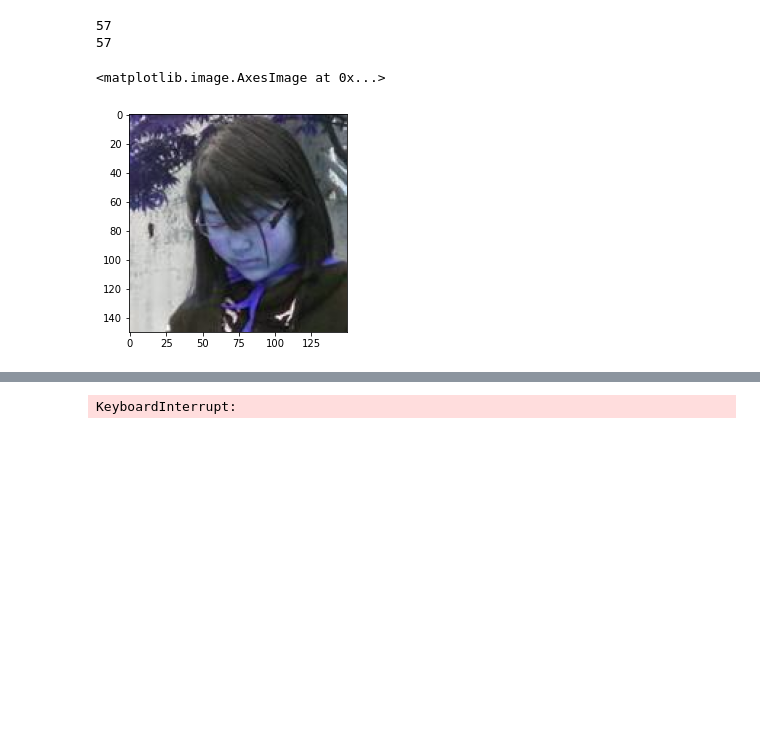
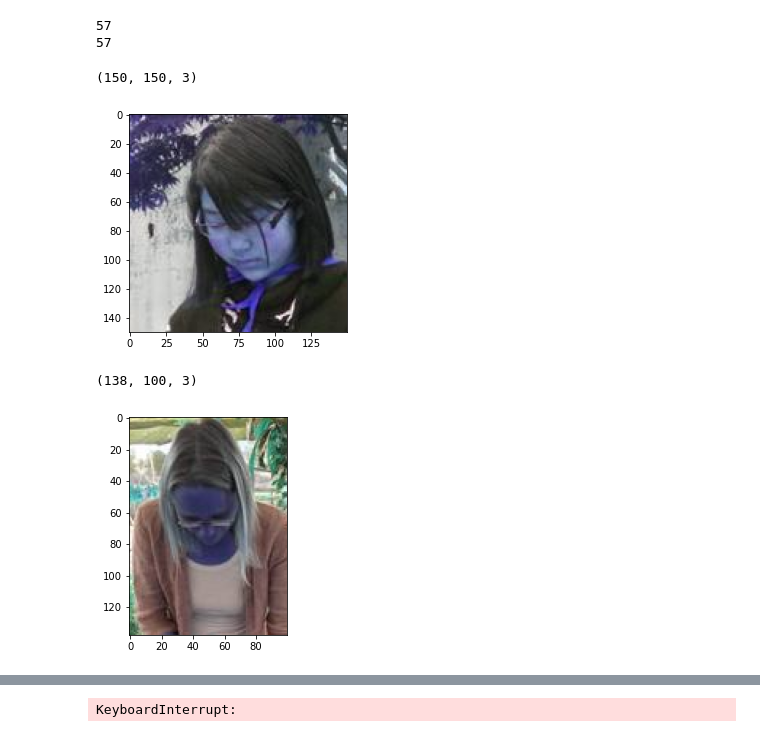
Before and after one commit to linainsaf/Dual-Attention-Guided-Gaze-Target-Detection-in-the-Wild, a Jupyter notebook: gazefollow_dataset.ipynb, the cells around one changed output, grey strips where cells are left out. Drawn from its saved outputs; the diff is of its cells as text; code cells hidden in the pictures; blank space fills up the shorter version.

```diff
--- a/gazefollow_dataset.ipynb
+++ b/gazefollow_dataset.ipynb
@@ -28,7 +32,7 @@ from face_alignment_eyes import bulat_al
 # %% [output]
 AttributeError: module 'face_alignment' has no attribute 'FaceAlignment'
 # %%
-img= cv.imread("/Users/Admin/Documents/UPMC_ISI_2/ML/part_data/train/00000003/00003018.jpg")
+img= cv.imread("C:/Users/Admin/Documents/UPMC_ISI_2/ML/data/train/00000003/00003018.jpg")
 print(img.shape)
 plt.imshow(img)
 
@@ -68,8 +72,9 @@ print(y1)
 imgg=img[y1:y1+(yg-y1)*2,x1:x1+(xg-x1)*2]
 # %%
 plt.imshow(imgg)
+print(np.shape(imgg))
 # %% [output]
-<matplotlib.image.AxesImage at 0x...>
+(150, 150, 3)
 [figure]
 # %%
 # extract head image
@@ -91,3 +96,12 @@ def extract_target(img,xtr,ytr):
     x,y = np.shape(img)[0:2]
     target=[int(ytr*x),int(xtr*y)]  # correspondent aux coordonnées x, sur l'image python
     return target
+# %%
+hd= extract_head(imgs[0][1],0.34,0.02,0.50667,0.1925)
+plt.imshow(hd)
+print(np.shape(hd))
+
+tr=
+# %% [output]
+(138, 100, 3)
+[figure, added]
```
Also changed, not shown: parts of 19 cells of this notebook, 4 other files.
